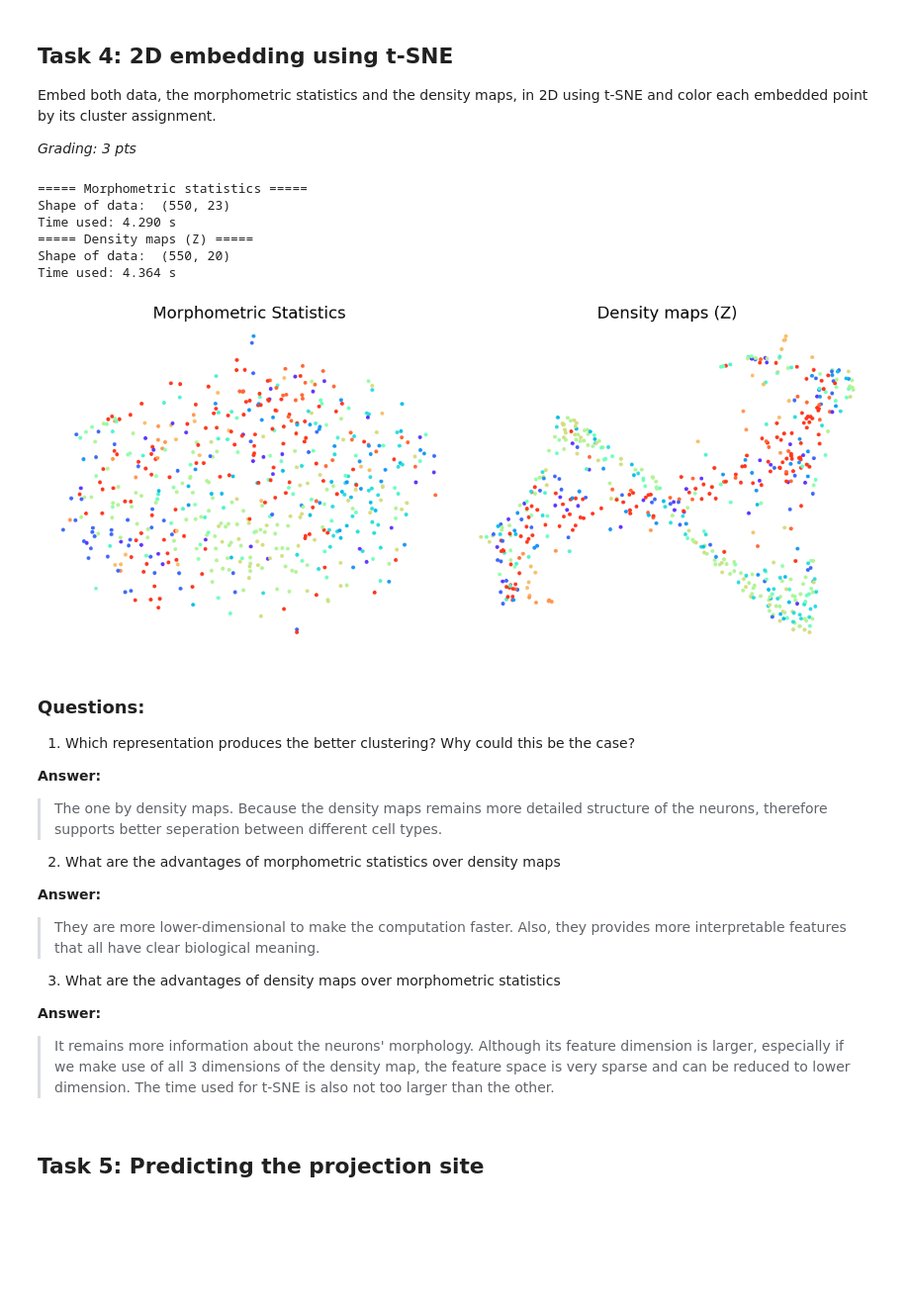
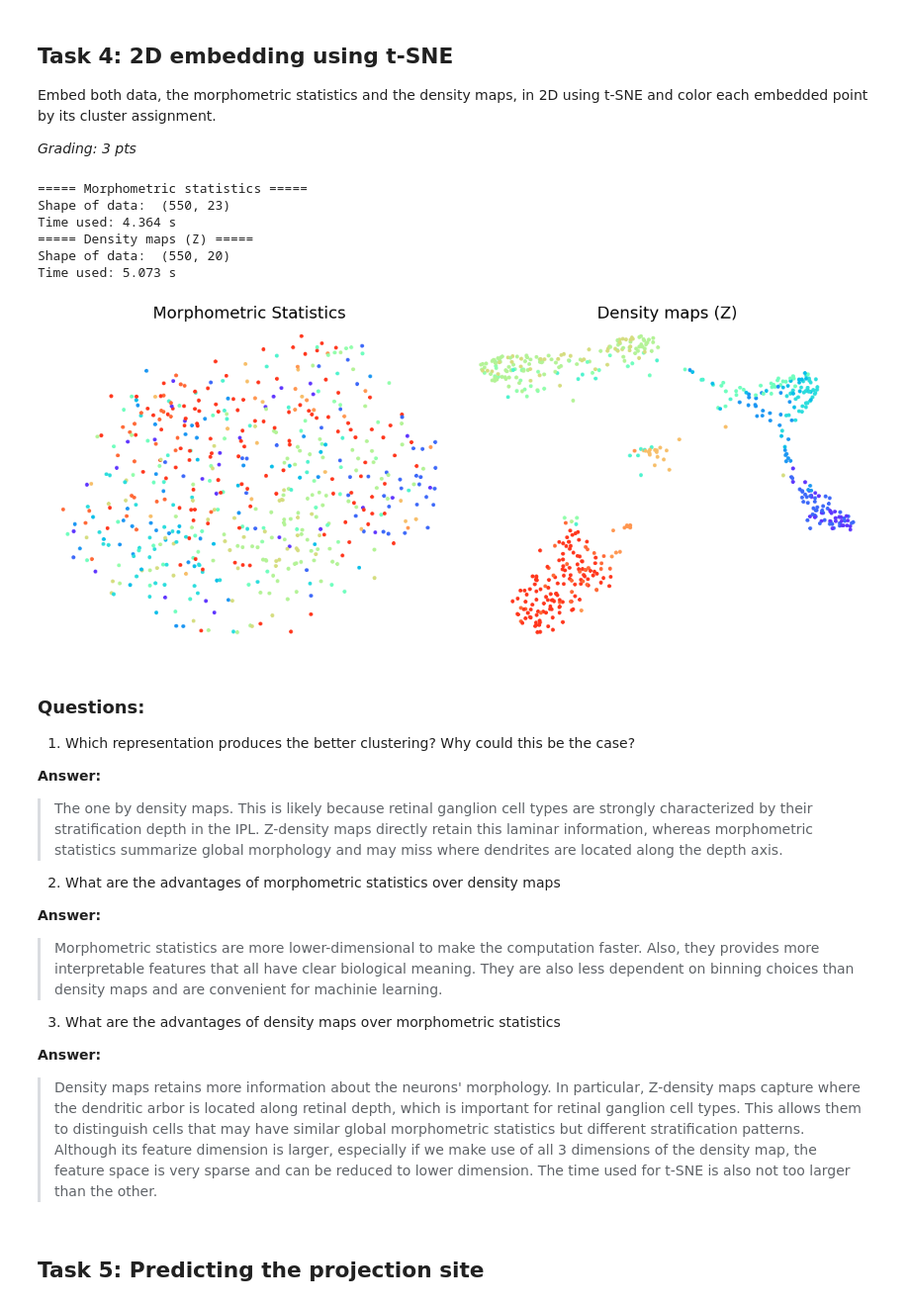
Before and after one commit to ZhidongZhang96/Course_NeuralDataScience_ST26, a Jupyter notebook: notebooks/CodingLab8.ipynb, the cells around one changed output. Shown at 99% size. Drawn from its saved outputs; the diff is of its cells as text; code cells hidden in the pictures; blank space fills up the shorter version.

```diff
--- a/notebooks/CodingLab8.ipynb
+++ b/notebooks/CodingLab8.ipynb
@@ -203,7 +203,11 @@ def load_files(path: str) -> list[nt]:
     swc_filenames.sort()  # using `<` directly, as the filenames are formatted
 
     for filename in swc_filenames:
-        tree = file_manager.load_swc_file(path + filename)
+        tree = file_manager.load_swc_file(
+            path + filename,
+            pca_rot=False,
+            soma_center=False,
+        )
         neurons.append(tree)
 
     return neurons
@@ -358,19 +362,12 @@ maximal histogram edge.
 *Grading: 4pts*
 # %%
 # For further analysis we will remove uninformative features and z-score along each statistic
-# features_to_drop = [
-#     "avg_thickness",
-#     "max_thickness",
-#     "total_surface",
-#     "total_volume",
-#     "log_min_tortuosity",
-# ]
 features_to_drop = [
     "avg_thickness",
     "max_thickness",
+    "total_surface",
+    "total_volume",
     "log_min_tortuosity",
-    "stems",
-    "max_degree",
 ]
 morphometric_data = morphometric_statistics.drop(features_to_drop, axis=1)
 
@@ -526,6 +545,7 @@ Embed both data, the morphometric statistics and the density maps, in 2D using t
 *Grading: 3 pts*
 # %%
 from openTSNE import TSNE
+from time import time
 
 # ----------------------------------------------------------------------
 # Fit t-SNE with morphometric statistics and density maps (0.5 + 0.5 pt)
@@ -533,21 +553,21 @@ from openTSNE import TSNE
 # and a random state of 17)
 # ----------------------------------------------------------------------
 
-tsne = TSNE(n_components=2, perplexity=100, random_state=17)
-
-from time import time
-
 print("===== Morphometric statistics =====")
 print("Shape of data: ", morphometric_data.shape)
 
 begin_time = time()
-embedding_morphometric = tsne.fit(morphometric_data)
+tsne_stat = TSNE(n_components=2, perplexity=100, random_state=17)
+embedding_morphometric = tsne_stat.fit(morphometric_data)
 end_time = time()
 print(f"Time used: {end_time - begin_time:.3f} s")
 
+# TODO
 
 print("===== Density maps (Z) =====")
-z_density_data = np.array([dm_z[cell_id]["data"] for cell_id in Cell_nrs])
+z_density_data = np.array(
+    [dm_z[cell_id]["data"] for cell_id in Cell_nrs]
+)  # (num_cells, z_bins)
 xy_density_data = np.array(
     [density_maps[cell_id]["xy_proj"]["data"].flatten() for cell_id in Cell_nrs]
 )
@@ -556,7 +576,8 @@ density_maps_data = np.concat([z_density_data, xy_density_data], axis=1)
 print("Shape of data: ", z_density_data.shape)
 
 begin_time = time()
-embedding_zdensity_maps = tsne.fit(z_density_data)
+tsne_z = TSNE(n_components=2, perplexity=100, random_state=17)
+embedding_zdensity_maps = tsne_z.fit(z_density_data)
 end_time = time()
 print(f"Time used: {end_time - begin_time:.3f} s")
 
@@ -564,52 +585,52 @@ print(f"Time used: {end_time - begin_time:.3f} s")
 # %% [output]
 ===== Morphometric statistics =====
 Shape of data:  (550, 23)
-Time used: 4.290 s
+Time used: 4.364 s
 ===== Density maps (Z) =====
 Shape of data:  (550, 20)
-Time used: 4.364 s
+Time used: 5.073 s
 # %%
 fig, axes = plt.subplots(1, 2, figsize=(12, 5), layout="constrained")
 
 # ----------------------------------------------------------------------------
 # plot tsne fits for both morpometric statistics and z-projected density maps.
 # Color the points appropriately and answer the questions below. (2 pt)
 # ----------------------------------------------------------------------------
-
-cluster_idx = labels["cluster"].to_numpy().astype(int) - 1
+labels_by_cell = labels.set_index("Cell_nr").loc[Cell_nrs]
+cluster_idx = labels_by_cell["cluster"].to_numpy().astype(int) - 1
 cluster_colormap = colors[cluster_idx]
 
 axes[0].scatter(
     embedding_morphometric[:, 0], embedding_morphometric[:, 1], c=cluster_colormap
 )
 axes[1].scatter(
     embedding_zdensity_maps[:, 0], embedding_zdensity_maps[:, 1], c=cluster_colormap
 )
 
 axes[0].set_title("Morphometric Statistics")
 axes[1].set_title("Density maps (Z)")
 
 for i in range(2):
     axes[i].axis("off")
 plt.show()
 # %% [output]
-[figure, old version]
+[figure, new version]
 # %% [markdown]
 ### Questions:
 1) Which representation produces the better clustering? Why could this be the case?
 
 **Answer:**
-> The one by density maps. Because the density maps remains more detailed structure of the neurons, therefore supports better seperation between different cell types.
+> The one by density maps. This is likely because retinal ganglion cell types are strongly characterized by their stratification depth in the IPL. Z-density maps directly retain this laminar information, whereas morphometric statistics summarize global morphology and may miss where dendrites are located along the depth axis.
 
 2) What are the advantages of morphometric statistics over density maps
 
 **Answer:**
-> They are more lower-dimensional to make the computation faster. Also, they provides more interpretable features that all have clear biological meaning.
+> Morphometric statistics are more lower-dimensional to make the computation faster. Also, they provides more interpretable features that all have clear biological meaning. They are also less dependent on binning choices than density maps and are convenient for machinie learning.
 
 3) What are the advantages of density maps over morphometric statistics
 
 **Answer:**
-> It remains more information about the neurons' morphology. Although its feature dimension is larger, especially if we make use of all 3 dimensions of the density map, the feature space is very sparse and can be reduced to lower dimension. The time used for t-SNE is also not too larger than the other.
+> Density maps retains more information about the neurons' morphology. In particular, Z-density maps capture where the dendritic arbor is located along retinal depth, which is important for retinal ganglion cell types. This allows them to distinguish cells that may have similar global morphometric statistics but different stratification patterns. Although its feature dimension is larger, especially if we make use of all 3 dimensions of the density map, the feature space is very sparse and can be reduced to lower dimension. The time used for t-SNE is also not too larger than the other.
 # %% [markdown]
 ## Task 5: Predicting the projection site
 # %% [markdown]
```
Also changed, not shown: parts of 10 cells of this notebook, 2 other files.
